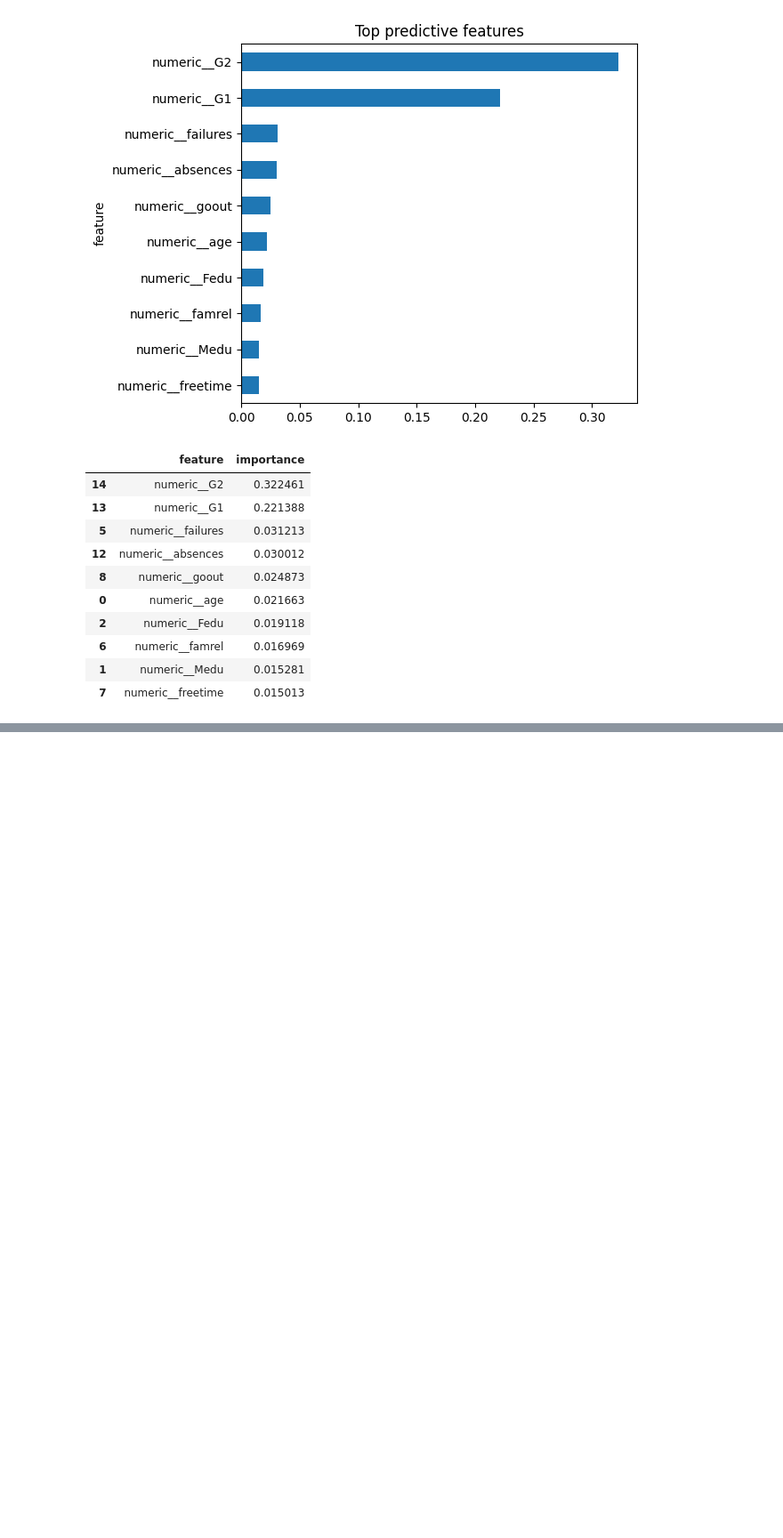
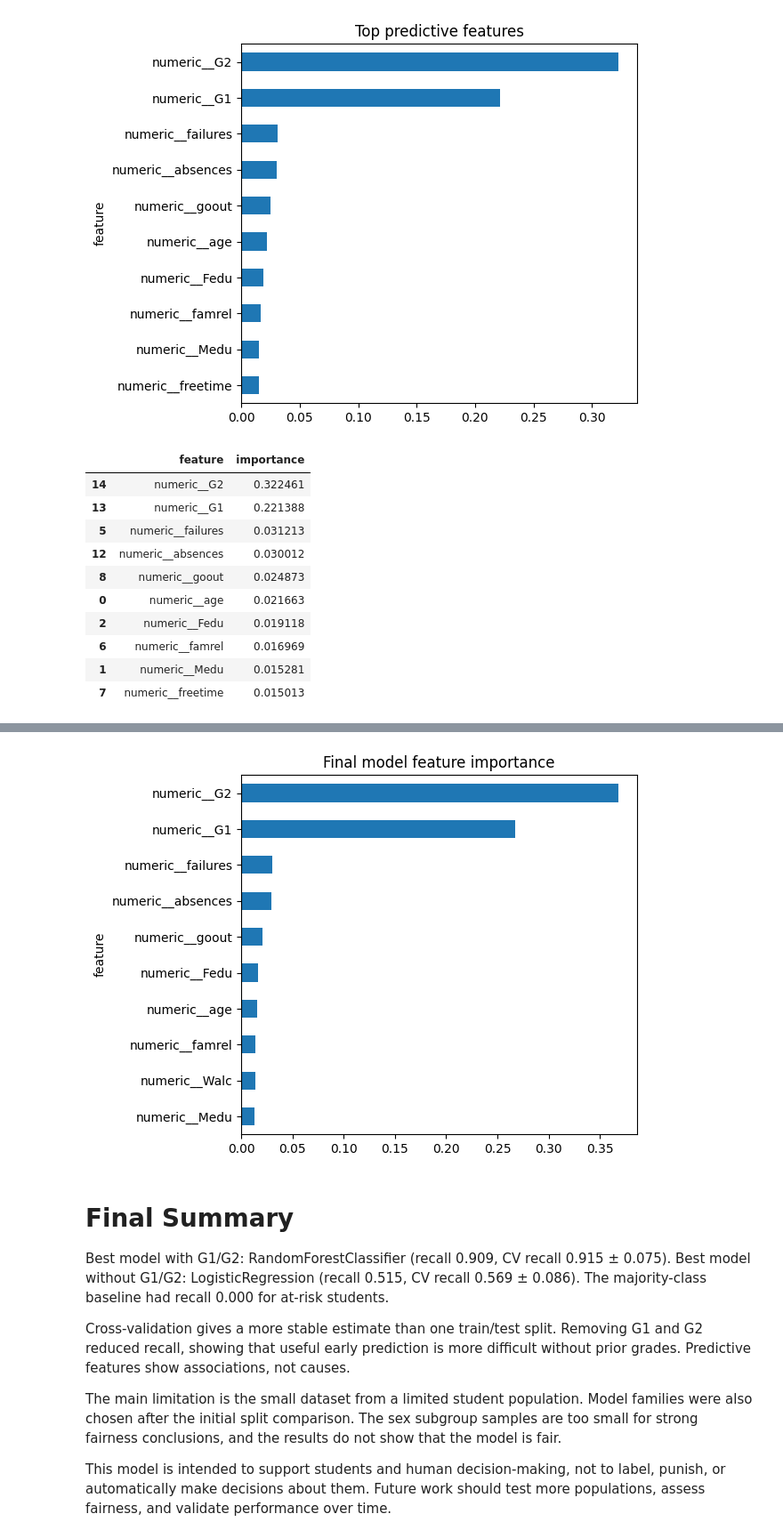
Before and after one commit to bklcross/CSCA_5522_Project, a Jupyter notebook: student_risk_project.ipynb, the cells around one changed output, grey strips where cells are left out. Shown at 89% size. Saved outputs shown, nothing was run; the diff lists cells and outputs as text; code cells hidden in the pictures; blank space fills up the shorter version.

```diff
--- a/student_risk_project.ipynb
+++ b/student_risk_project.ipynb
@@ -263,0 +428,46 @@ The issues with this analysis include a small data set, limited population, sens
+# %%
+final_preprocessor = final_pipeline.steps[0][1]
+final_model = final_pipeline.steps[1][1]
+feature_names = final_preprocessor.get_feature_names_out()
+values = (
+    final_model.feature_importances_ if hasattr(final_model, "feature_importances_")
+    else np.abs(final_model.coef_[0])
+)
+final_importance = pd.DataFrame({"feature": feature_names, "importance": values})
+final_importance = final_importance.sort_values("importance", ascending=False)
+final_importance.head(10).iloc[::-1].plot.barh(
+    x="feature", y="importance", legend=False, title="Final model feature importance"
+)
+plt.tight_layout()
+plt.savefig(OUTPUT_DIR / "final_feature_importance.png", dpi=150)
+plt.show()
+
+full = final_results[final_results["feature_set"] == "Includes G1/G2"].iloc[0]
+early = final_results[final_results["feature_set"] == "Excludes G1/G2"].iloc[0]
+summary = f"""Final Summary
+=============
+Best model with G1/G2: {full['model']} (recall {full['recall']:.3f}, CV recall {full['cv_recall_mean']:.3f} ± {full['cv_recall_std']:.3f}).
+Best model without G1/G2: {early['model']} (recall {early['recall']:.3f}, CV recall {early['cv_recall_mean']:.3f} ± {early['cv_recall_std']:.3f}).
+The majority-class baseline had recall {baseline['recall']:.3f} for at-risk students.
+
+Cross-validation gives a more stable estimate than one train/test split. Removing G1 and G2 reduced recall, showing that useful early prediction is more difficult without prior grades. Predictive features show associations, not causes.
+
+The main limitation is the small dataset from a limited student population. Model families were also chosen after the initial split comparison. The sex subgroup samples are too small for strong fairness conclusions, and the results do not show that the model is fair.
+
+This model is intended to support students and human decision-making, not to label, punish, or automatically make decisions about them. Future work should test more populations, assess fairness, and validate performance over time.
+"""
+(OUTPUT_DIR / "final_summary.txt").write_text(summary)
+display(Markdown(summary))
+# %% [output]
+[figure, added]
+Final Summary
+=============
+Best model with G1/G2: RandomForestClassifier (recall 0.909, CV recall 0.915 ± 0.075).
+Best model without G1/G2: LogisticRegression (recall 0.515, CV recall 0.569 ± 0.086).
+The majority-class baseline had recall 0.000 for at-risk students.
+
+Cross-validation gives a more stable estimate than one train/test split. Removing G1 and G2 reduced recall, showing that useful early prediction is more difficult without prior grades. Predictive features show associations, not causes.
+
+The main limitation is the small dataset from a limited student population. Model families were also chosen after the initial split comparison. The sex subgroup samples are too small for strong fairness conclusions, and the results do not show that the model is fair.
+
+This model is intended to support students and human decision-making, not to label, punish, or automatically make decisions about them. Future work should test more populations, assess fairness, and validate performance over time.
```
Also changed, not shown: parts of 13 cells of this notebook, 1 other file.
